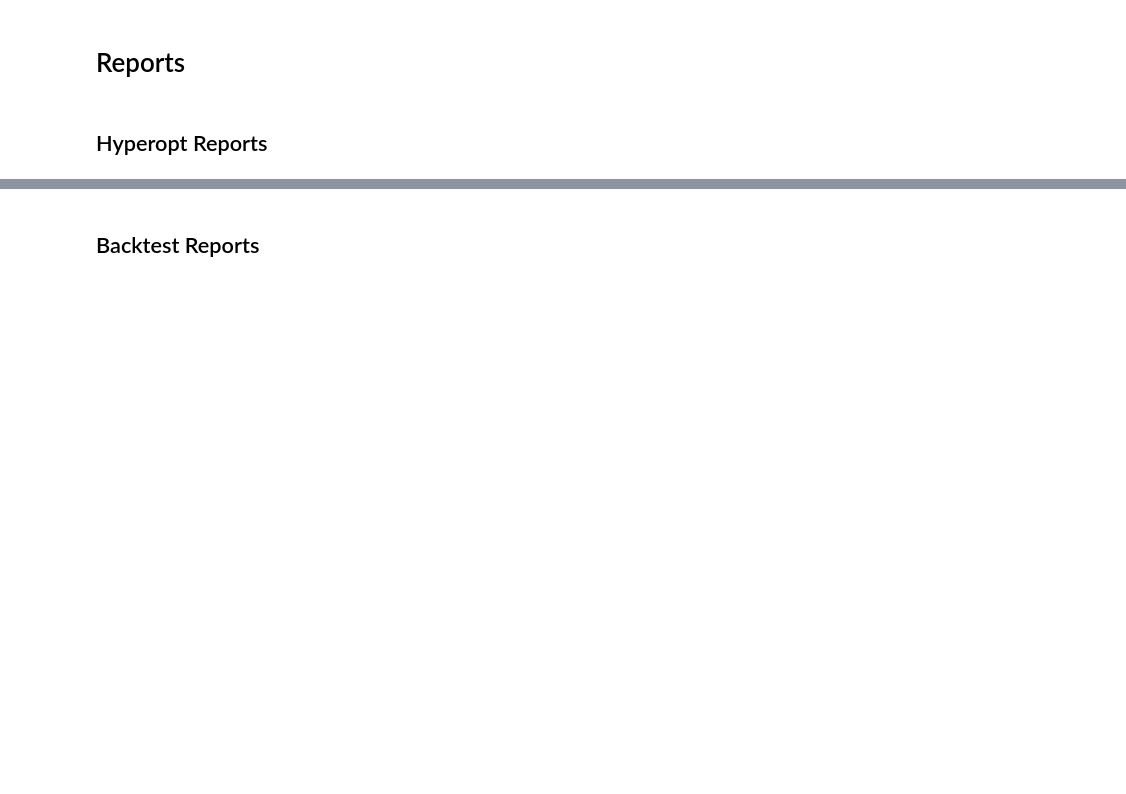
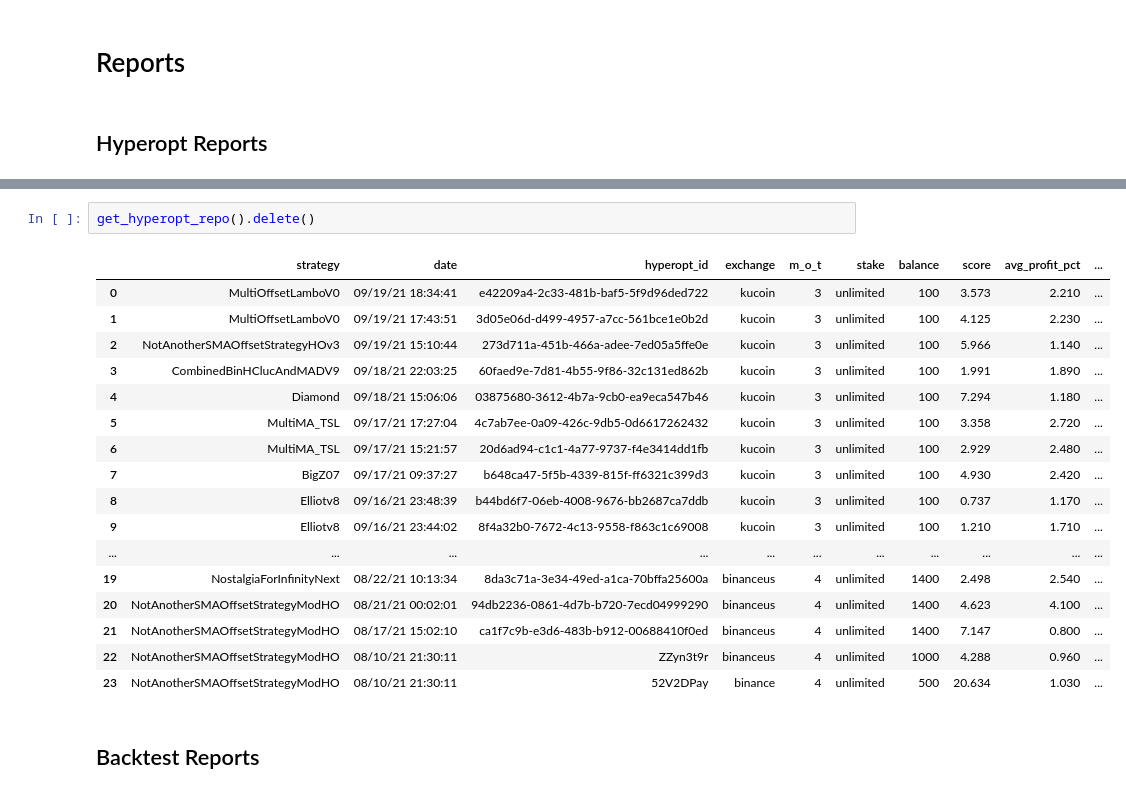
Before and after one commit to raphant/lazyft, a Jupyter notebook: lazyft.ipynb, the cells around one changed output, grey strips where cells are left out. Drawn from its saved outputs; the diff is of its cells as text; blank space fills up the shorter version.

```diff
--- a/lazyft.ipynb
+++ b/lazyft.ipynb
@@ -251,2 +464,22 @@ get_hyperopt_repo().df()
+# %%
+get_hyperopt_repo().delete()
+# %% [output]
+|  | strategy | date | hyperopt_id | exchange | m_o_t | stake | balance | score | avg_profit_pct | ... |
+| 0 | MultiOffsetLamboV0 | 09/19/21 18:34:41 | e42209a4-2c33-481b-baf5-5f9d96ded722 | kucoin | 3 | unlimited | 100 | 3.573 | 2.210 | ... |
+| 1 | MultiOffsetLamboV0 | 09/19/21 17:43:51 | 3d05e06d-d499-4957-a7cc-561bce1e0b2d | kucoin | 3 | unlimited | 100 | 4.125 | 2.230 | ... |
+| 2 | NotAnotherSMAOffsetStrategyHOv3 | 09/19/21 15:10:44 | 273d711a-451b-466a-adee-7ed05a5ffe0e | kucoin | 3 | unlimited | 100 | 5.966 | 1.140 | ... |
+| 3 | CombinedBinHClucAndMADV9 | 09/18/21 22:03:25 | 60faed9e-7d81-4b55-9f86-32c131ed862b | kucoin | 3 | unlimited | 100 | 1.991 | 1.890 | ... |
+| 4 | Diamond | 09/18/21 15:06:06 | 03875680-3612-4b7a-9cb0-ea9eca547b46 | kucoin | 3 | unlimited | 100 | 7.294 | 1.180 | ... |
+| 5 | MultiMA_TSL | 09/17/21 17:27:04 | 4c7ab7ee-0a09-426c-9db5-0d6617262432 | kucoin | 3 | unlimited | 100 | 3.358 | 2.720 | ... |
+| 6 | MultiMA_TSL | 09/17/21 15:21:57 | 20d6ad94-c1c1-4a77-9737-f4e3414dd1fb | kucoin | 3 | unlimited | 100 | 2.929 | 2.480 | ... |
+| 7 | BigZ07 | 09/17/21 09:37:27 | b648ca47-5f5b-4339-815f-ff6321c399d3 | kucoin | 3 | unlimited | 100 | 4.930 | 2.420 | ... |
+| 8 | Elliotv8 | 09/16/21 23:48:39 | b44bd6f7-06eb-4008-9676-bb2687ca7ddb | kucoin | 3 | unlimited | 100 | 0.737 | 1.170 | ... |
+| 9 | Elliotv8 | 09/16/21 23:44:02 | 8f4a32b0-7672-4c13-9558-f863c1c69008 | kucoin | 3 | unlimited | 100 | 1.210 | 1.710 | ... |
+| ... | ... | ... | ... | ... | ... | ... | ... | ... | ... | ... |
+| 19 | NostalgiaForInfinityNext | 08/22/21 10:13:34 | 8da3c71a-3e34-49ed-a1ca-70bffa25600a | binanceus | 4 | unlimited | 1400 | 2.498 | 2.540 | ... |
+| 20 | NotAnotherSMAOffsetStrategyModHO | 08/21/21 00:02:01 | 94db2236-0861-4d7b-b720-7ecd04999290 | binanceus | 4 | unlimited | 1400 | 4.623 | 4.100 | ... |
+| 21 | NotAnotherSMAOffsetStrategyModHO | 08/17/21 15:02:10 | ca1f7c9b-e3d6-483b-b912-00688410f0ed | binanceus | 4 | unlimited | 1400 | 7.147 | 0.800 | ... |
+| 22 | NotAnotherSMAOffsetStrategyModHO | 08/10/21 21:30:11 | ZZyn3t9r | binanceus | 4 | unlimited | 1000 | 4.288 | 0.960 | ... |
+| 23 | NotAnotherSMAOffsetStrategyModHO | 08/10/21 21:30:11 | 52V2DPay | binance | 4 | unlimited | 500 | 20.634 | 1.030 | ... |
 # %% [markdown]
 ## Backtest Reports
```
Also changed, not shown: parts of 51 cells of this notebook, 15 other files.
